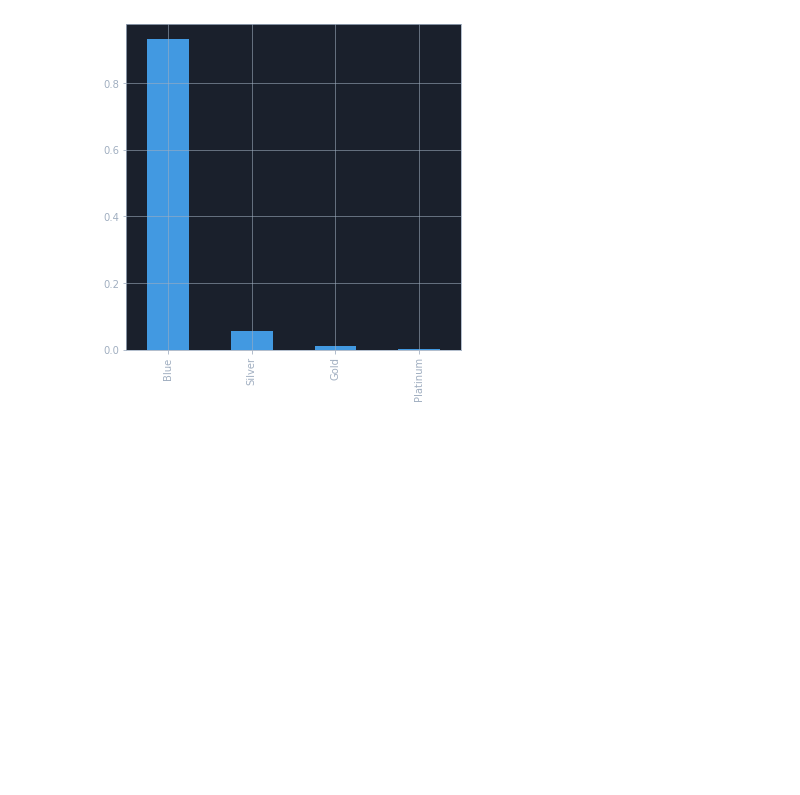
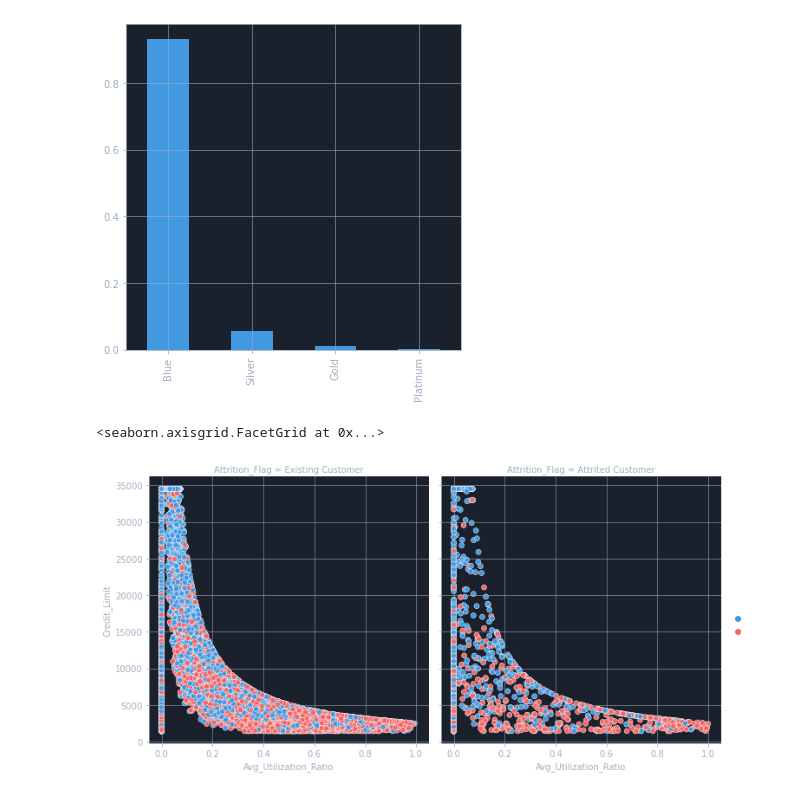
Before and after one commit to Devwulf/road-to-data-science, a Jupyter notebook: statistics/02-1 - Bank Churners.ipynb, the cells around one changed output. Cells and saved outputs as stored; diff of their text form; code cells hidden in the pictures; blank space fills up the shorter version.

```diff
--- a/statistics/02-1 - Bank Churners.ipynb
+++ b/statistics/02-1 - Bank Churners.ipynb
@@ -286,3 +286,9 @@ PrintCountValues("Card_Category")
 # %% [output]
 AxesSubplot(0.125,0.125;0.775x0.755)
 [figure]
+# %%
+import seaborn as sns
+sns.relplot(x="Avg_Utilization_Ratio", y="Credit_Limit", col="Attrition_Flag", hue="Gender", data=df)
+# %% [output]
+<seaborn.axisgrid.FacetGrid at 0x...>
+[figure, added]
```
Also changed, not shown: 5 other files.
